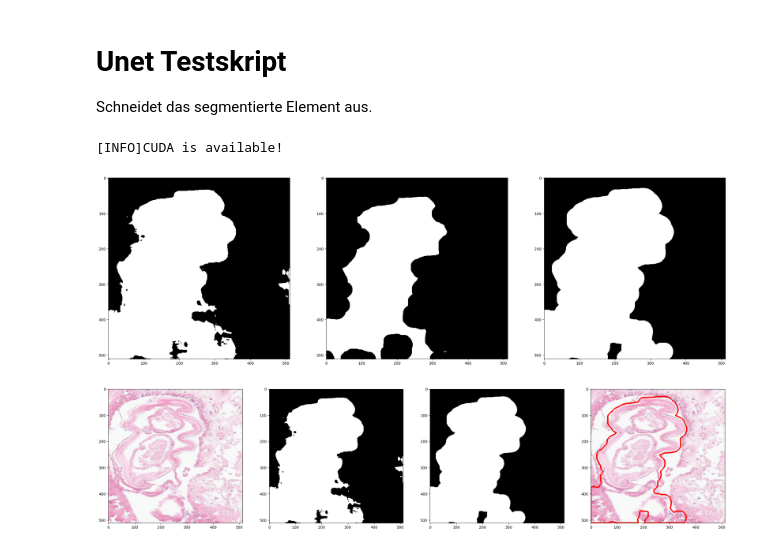
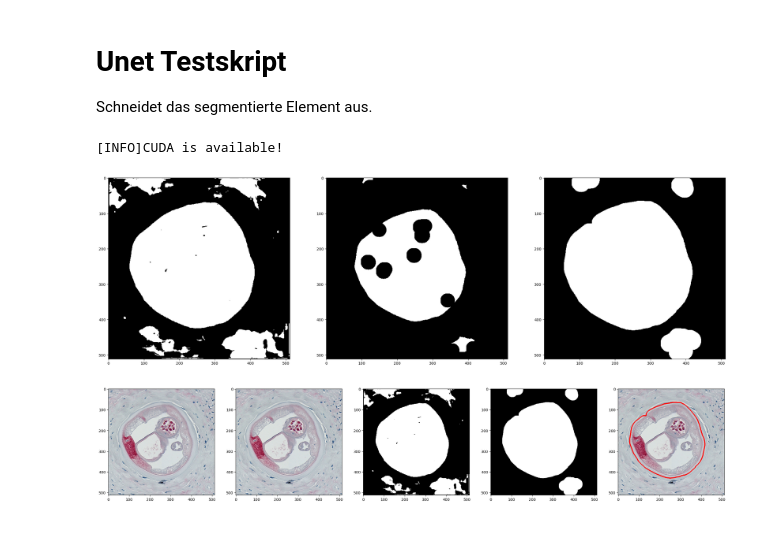
Before and after one commit to Sultanow/river-blindness, a Jupyter notebook: Unet_Segmentation/Unet_Test_CutPicture.ipynb, the cells around one changed output. Cells and saved outputs as stored; diff of their text form; code cells hidden in the pictures.

Commit message:
Unet script changes

```diff
--- a/Unet_Segmentation/Unet_Test_CutPicture.ipynb
+++ b/Unet_Segmentation/Unet_Test_CutPicture.ipynb
@@ -30,18 +30,23 @@ class Polygon:
         # calculation polygon area using shoelace algorithm
         self.area = 0.5 * np.abs(np.dot(x_coordinates,np.roll(y_coordiantes,1))-np.dot(y_coordiantes,np.roll(x_coordinates, 1)))
 # %%
-model_folder_path = "./modelBackups/UnetModel_09_01_2023_Test_100E/"
-model_file = "ckpt-unet-100-78.29652310907841.pth"
+#RiverBlindness
+model_folder_path = "./modelBackups/RiverBlindnessEvaluation_13_02_23_best/"
+model_file= "ckpt-unet-65-190.5087480507791.pth"
+
+#Schistosoma Inf
+#model_folder_path = "./model/"
+#model_file= "ckpt-unet-60-42.69018014334142.pth"
 
 load_model = model_folder_path + model_file
 settings_path = model_folder_path + "logs/settings.json"
 
 #For Schistosoma Mansoni
-#input_img_path = "./content/SchistosomaMansoni/testset/2.png"
+#input_img_path = "../../content/SchistosomaMansoni/testset/39.png"
 
 # For RiverBlindness
-input_img_path = "../../content/RiverBlindness/testset/411_HE@6041-1887-6207-2130.jpg"
-#input_img_path = "../data/img32.jpg"
+input_img_path = "../../content/RiverBlindness/testset/411_APR@4851-2359-5012-2477.jpg"
+#input_img_path = "../data/img24.jpg"
 
 display_metrics = False
 use_dilation_erosion = True
@@ -145,36 +150,44 @@ primary_worm_polygons_contours = []
 for polygon in segmented_polygons:
     if(polygon.area > area_treshold):
         primary_worm_polygons_contours.append(polygon.points)
 
 input_img_to_save = np.copy(input_img_to_predict)
 
 contour_Img = cv2.drawContours(input_img_to_save, primary_worm_polygons_contours, -1, (255, 0, 0), 3)
 
 # fig, axs = plt.subplots(1, 4, figsize=(30, 30))
 # axs[0].imshow(input_img_to_predict)
 # axs[1].imshow(decoded_segmentedImg)
 # axs[2].set_facecolor('xkcd:gray')
 # axs[2].imshow(cuted_input_image)
 # axs[3].imshow(input_img_to_save)
 
-fig, axs = plt.subplots(1, 4, figsize=(30, 30))
+fig, axs = plt.subplots(1, 5, figsize=(30, 30))
 axs[0].imshow(input_img_to_predict)
-axs[1].imshow(Utils.decode_segmap(out.data.max(0)[1].cpu().numpy(), color_map))
-axs[2].imshow(Utils.decode_segmap(segmentedImg, color_map))
-axs[3].imshow(input_img_to_save)
+#axs[1].imshow(label)
+axs[1].imshow(input_img_to_predict)
+axs[2].imshow(Utils.decode_segmap(out.data.max(0)[1].cpu().numpy(), color_map))
+axs[3].imshow(Utils.decode_segmap(segmentedImg, color_map))
+axs[4].imshow(input_img_to_save)
+
+# fig, axs = plt.subplots(1, 4, figsize=(30, 30))
+# axs[0].imshow(input_img_to_predict)
+# axs[1].imshow(Utils.decode_segmap(out.data.max(0)[1].cpu().numpy(), color_map))
+# axs[2].imshow(Utils.decode_segmap(segmentedImg, color_map))
+# axs[3].imshow(input_img_to_save)
 
 if(save_primary_worm):
     for iy, ix in np.ndindex(input_img_to_save.shape[:2]):
         if(cv2.pointPolygonTest(primary_worm_polygons_contours[0], (ix, iy), False) == -1):
             input_img_to_save[iy, ix, 0] = 0
             input_img_to_save[iy, ix, 1] = 0
             input_img_to_save[iy, ix, 2] = 0
 
     plt.imshow(input_img_to_save)
 
     output_image = Image.fromarray(input_img_to_save)
     output_image.save("./segmentedImages/segImage.png")
 # %% [output]
 [INFO]CUDA is available!
-[figure, old version]
+[figure, new version]
-[figure, old version]
+[figure, new version]
```
Also changed, not shown: 3 other files.
